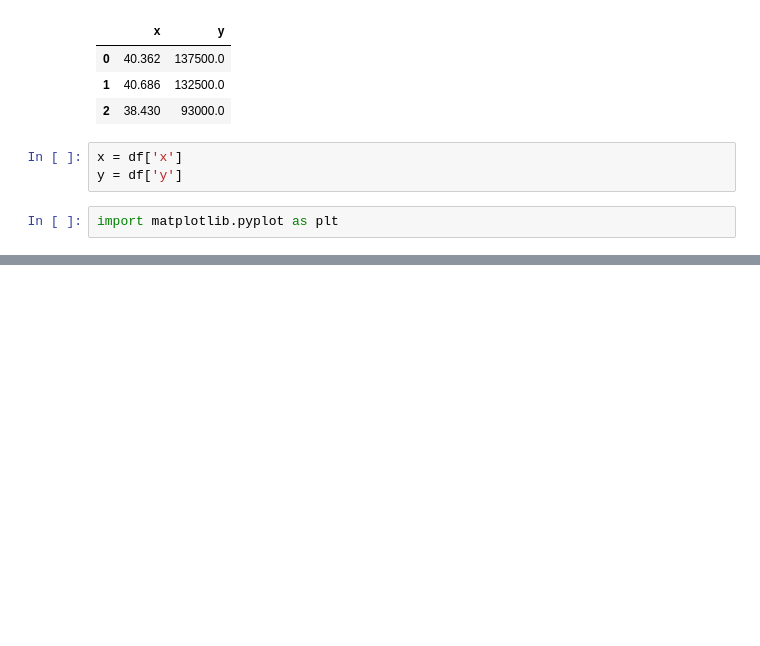
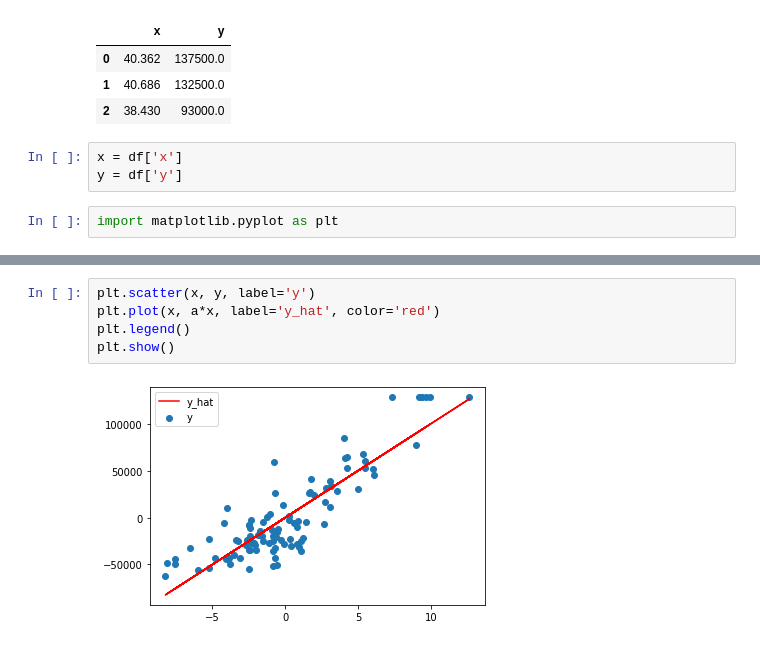
Before and after one commit to tayutaedomo/kikagaku-blackbox-1, a Jupyter notebook: section_6.ipynb, the cells around one changed output, grey strips where cells are left out. Cells and saved outputs as stored; diff of their text form; blank space fills up the shorter version.

```diff
--- a/section_6.ipynb
+++ b/section_6.ipynb
@@ -83,0 +142,7 @@ plt.scatter(x, y)
+# %%
+plt.scatter(x, y, label='y')
+plt.plot(x, a*x, label='y_hat', color='red')
+plt.legend()
+plt.show()
+# %% [output]
+[figure, added]
```
Also changed, not shown: parts of 12 cells of this notebook.
